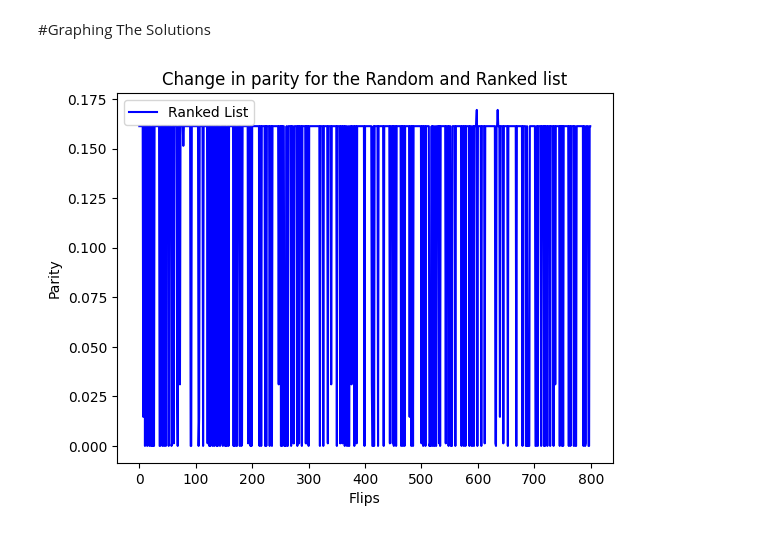
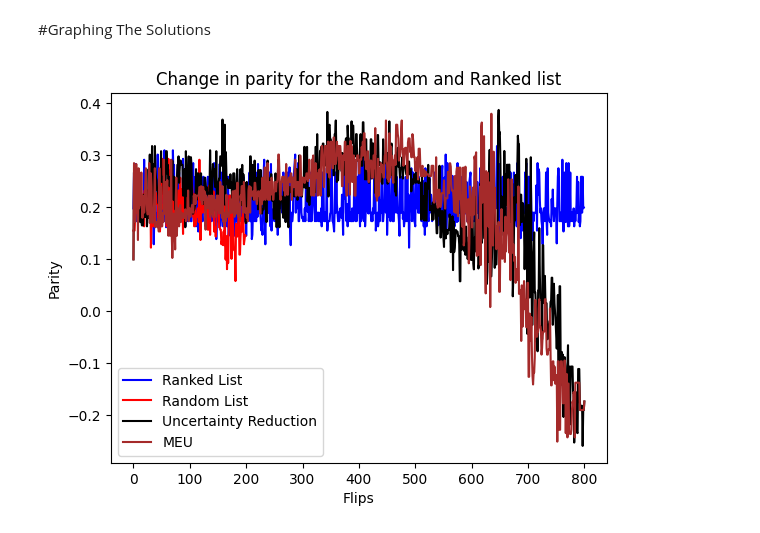
Before and after one commit to s-thandri/labelflipping, a Jupyter notebook: german_credit_lr.ipynb, the cells around one changed output. Saved outputs shown, nothing was run; the diff lists cells and outputs as text; code cells hidden in the pictures.

```diff
--- a/german_credit_lr.ipynb
+++ b/german_credit_lr.ipynb
@@ -454,7 +412,7 @@ for row in range(len(sorted_index_list)):
 
   if train_full_df_entropy.at[row_num,'credit_risk'] == 1:
     train_full_df_entropy.at[row_num,'credit_risk'] = 2
-    accuracy,test_datapoints, test_prediction = decision_tree(train_full_df_entropy, predictors, target_var, 'credit_risk_12')
+    accuracy,test_datapoints, test_prediction = logistic_regression(train_full_df_entropy, predictors, target_var, 'credit_risk_12')
 
     ranked_flip.append(row_num)
     ranked_acc.append(accuracy)
@@ -464,7 +422,7 @@ for row in range(len(sorted_index_list)):
 
   elif train_full_df_entropy.at[row_num, 'credit_risk'] == 2:
     train_full_df_entropy.at[row_num,'credit_risk'] = 1
-    accuracy,test_datapoints, test_prediction = decision_tree(train_full_df_entropy, predictors, target_var, 'credit_risk_12')
+    accuracy,test_datapoints, test_prediction = logistic_regression(train_full_df_entropy, predictors, target_var, 'credit_risk_12')
 
     ranked_flip.append(row_num)
     ranked_acc.append(accuracy)
@@ -521,19 +479,19 @@ MEU_part2_list_flip = []
 #Iterating through the training dataset
 for index, row in copy_train_full_df.iterrows():
   #If the row that I am on has the label 1 (credit_risk is the label name) then I will flip it
-  #And then run the decision_tree function to get the accuracy, the DF that contains datapoints,
+  #And then run the logistic_regression function to get the accuracy, the DF that contains datapoints,
   #And the DF that contains the predictions
   #The two DF's are then combined in the s_parity function to calculate parity
     if row['credit_risk'] == 1:
       #Flip the label
         copy_train_full_df.at[index, 'credit_risk'] = 2
 
-        #Run the decision tree function
+        #Run the logistic regression function
         #train_full_df: training dataset
         #predictors: IV's
         #target_var: DV's
         #'credit_risk12': this is the column that the labels for the test_prediction is in
-        accuracy,test_datapoints, test_prediction = decision_tree(copy_train_full_df, predictors, target_var, 'credit_risk_12')
+        accuracy,test_datapoints, test_prediction = logistic_regression(copy_train_full_df, predictors, target_var, 'credit_risk_12')
 
         #list_flip: contains the row number that has just been flipped
         #list_num: contains the accuracy value just calculated
@@ -553,7 +511,7 @@ for index, row in copy_train_full_df.iterrows():
     elif row['credit_risk'] == 2:
         copy_train_full_df.at[index, 'credit_risk'] = 1
 
-        accuracy,test_datapoints, test_prediction = decision_tree(copy_train_full_df, predictors, target_var, 'credit_risk_12')
+        accuracy,test_datapoints, test_prediction = logistic_regression(copy_train_full_df, predictors, target_var, 'credit_risk_12')
         MEU_part2_list_flip.append(index)
         MEU_part2_list_acc.append(accuracy)
 
@@ -615,7 +573,7 @@ for row in range(len(sorted_index_list)):
 
   if train_full_df_MEU.at[row_num,'credit_risk'] == 1:
     train_full_df_MEU.at[row_num,'credit_risk'] = 2
-    accuracy,test_datapoints, test_prediction = decision_tree(train_full_df_MEU, predictors, target_var, 'credit_risk_12')
+    accuracy,test_datapoints, test_prediction = logistic_regression(train_full_df_MEU, predictors, target_var, 'credit_risk_12')
 
     MEU_ranked_flip.append(row_num)
     MEU_ranked_acc.append(accuracy)
@@ -625,7 +583,7 @@ for row in range(len(sorted_index_list)):
 
   elif train_full_df_MEU.at[row_num, 'credit_risk'] == 2:
     train_full_df_MEU.at[row_num,'credit_risk'] = 1
-    accuracy,test_datapoints, test_prediction = decision_tree(train_full_df_MEU, predictors, target_var, 'credit_risk_12')
+    accuracy,test_datapoints, test_prediction = logistic_regression(train_full_df_MEU, predictors, target_var, 'credit_risk_12')
 
     MEU_ranked_flip.append(row_num)
     MEU_ranked_acc.append(accuracy)
@@ -667,7 +625,7 @@ for iter in range(budget):
     if train_full_df_random.at[random_row,col_name] == 1:
         train_full_df_random.at[random_row,col_name] = 2
 
-        accuracy, test_datapoints, test_prediction = decision_tree(train_full_df_random, predictors, target_var,'credit_risk_12')
+        accuracy, test_datapoints, test_prediction = logistic_regression(train_full_df_random, predictors, target_var,'credit_risk_12')
 
         random_list_flip.append(iter)
         random_list_acc.append(accuracy)
@@ -681,7 +639,7 @@ for iter in range(budget):
     elif train_full_df_random.at[random_row,col_name] == 2:
         train_full_df_random.at[random_row,col_name] = 1
 
-        accuracy, test_datapoints, test_prediction = decision_tree(train_full_df_random, predictors, target_var,'credit_risk_12')
+        accuracy, test_datapoints, test_prediction = logistic_regression(train_full_df_random, predictors, target_var,'credit_risk_12')
         random_list_flip.append(iter)
         random_list_acc.append(accuracy)
 
@@ -699,37 +657,37 @@ top_ranked_noABS_index = ranked_flip[:200]
 # %%
 #Plotting the random flips dataset and the systematic flips
 #Systematic flips will have 800
 #Random will have 150
 
 #Plot the first dataset which is the ranked data list with 800 flips
 #list_parity.sort(reverse=True)
 x=range(len(list_parity))
 plt.plot(x,list_parity,label='Ranked List',color='blue')
 
 #Plot the second dataset which is the random list of 150 flips
 x2 = range(len(random_list_parity))
-#plt.plot(x2,random_list_parity,label='Random List',color='red')
+plt.plot(x2,random_list_parity,label='Random List',color='red')
 
 #Entropy based flips
 x3 = range(len(ranked_parity))
-#plt.plot(x3,ranked_parity,label='Uncertainty Reduction',color='black')
+plt.plot(x3,ranked_parity,label='Uncertainty Reduction',color='black')
 
 #MEU based flips
 x4 = range(len(MEU_ranked_parity))
-#plt.plot(x4,MEU_ranked_parity,label='MEU',color='brown')
+plt.plot(x4,MEU_ranked_parity,label='MEU',color='brown')
 
 #Add the labels
 plt.xlabel('Flips')
 plt.ylabel('Parity')
 plt.title('Change in parity for the Random and Ranked list')
 
 #Add a legend
 plt.legend()
 
 #Show the plot
 plt.show()
 # %% [output]
-[figure, old version]
+[figure, new version]
 # %%
 #Plotting the random flips dataset and the systematic flips
 #Systematic flips will have 800
```
Also changed, not shown: parts of 10 cells of this notebook.
